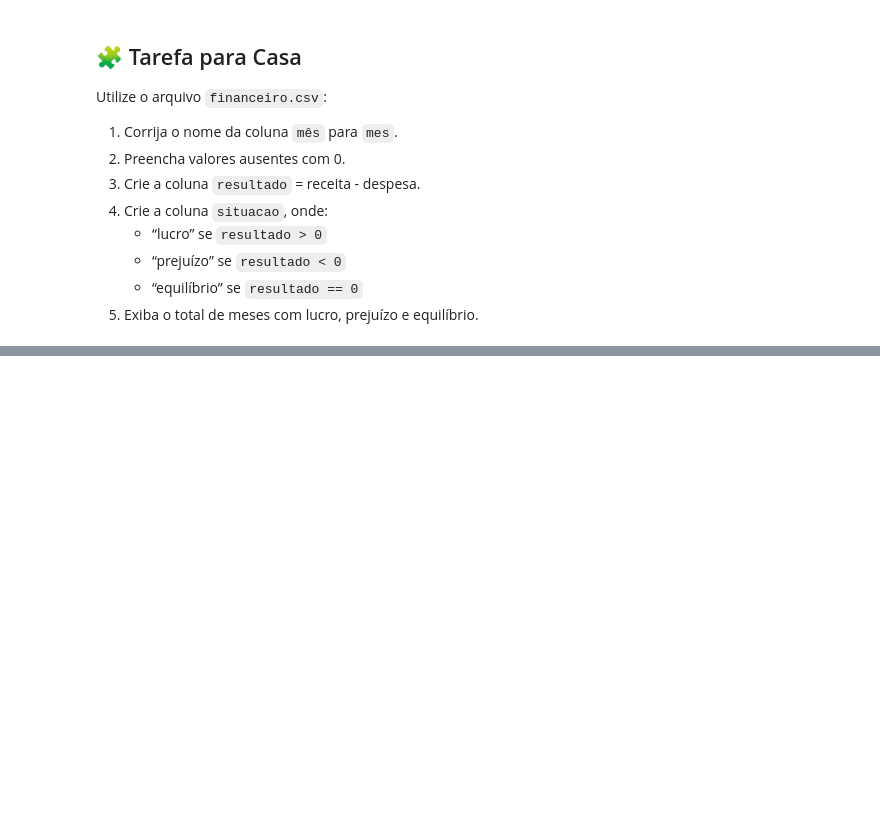
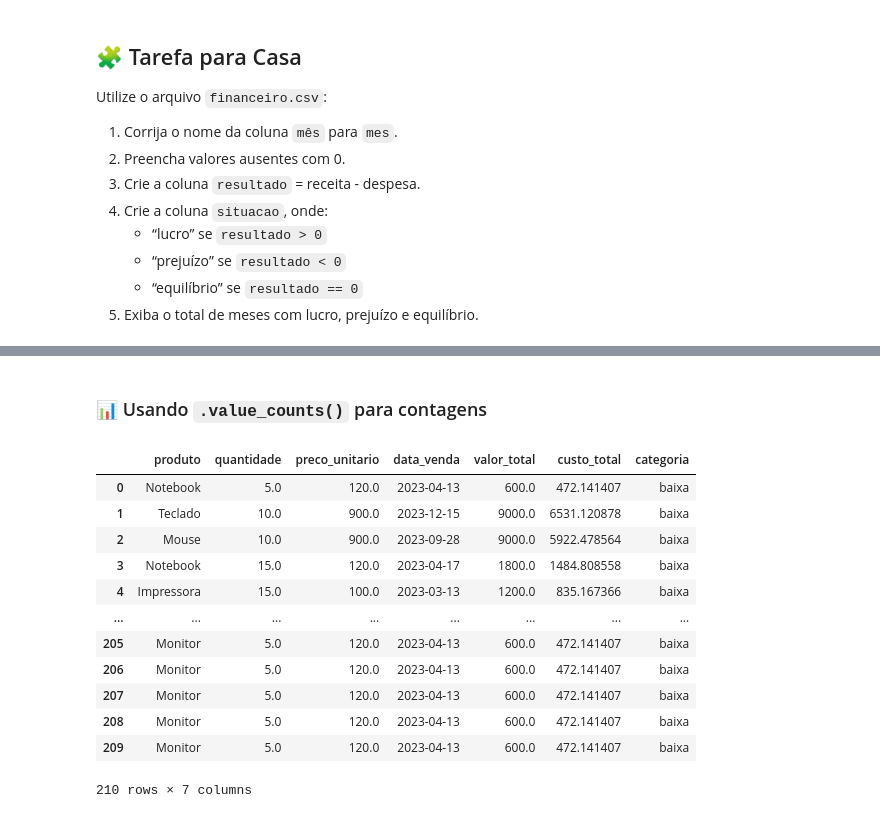
Before and after one commit to Alotrpyco/python-estatistica-e-negocios, a Jupyter notebook: 4.Leitura e Escrita de Arquivos/Aula_6_Atualizada_Python_Limpeza_Organizacao_Pandas_(1).ipynb, the cells around one changed output, grey strips where cells are left out. Drawn from its saved outputs; the diff is of its cells as text; code cells hidden in the pictures; blank space fills up the shorter version.

```diff
--- a/4.Leitura e Escrita de Arquivos/Aula_6_Python_Limpeza_Organizacao_Pandas.ipynb
+++ b/4.Leitura e Escrita de Arquivos/Aula_6_Atualizada_Python_Limpeza_Organizacao_Pandas_(1).ipynb
@@ -433,0 +567,6 @@ Utilize o arquivo `financeiro.csv`:
+# %%
+# Alterar o produto da primeira linha para 'Notebook'
+df.loc[0, "produto"] = "Notebook"
+# Alterar o preço unitario da quinta linha para 100
+df.loc[4, "preco_unitario"] = 100
+df.head()
@@ -433,0 +610,14 @@ Utilize o arquivo `financeiro.csv`:
+# %%
+# Criar nova coluna com classificação do valor_total
+
+def classificar(valor):
+    if valor >= 20000:
+        return "alta"
+    elif valor >= 10000:
+        return "média"
+    else:
+        return "baixa"
+# %%
+# Antes de aplicar, preencher valores ausentes com 0 para evitar erro
+valor_total_sem_nan = df["valor_total"].fillna(0)
+valor_total_sem_nan.head()
@@ -433,0 +632,3 @@ Utilize o arquivo `financeiro.csv`:
+# %%
+df["categoria"] = valor_total_sem_nan.apply(classificar)
+df[["valor_total", "categoria"]].head()
@@ -433,0 +642,18 @@ Utilize o arquivo `financeiro.csv`:
+# %% [markdown]
+### 📊 Usando `.value_counts()` para contagens
+# %%
+display(df)
+# %% [output]
+|  | produto | quantidade | preco_unitario | data_venda | valor_total | custo_total | categoria |
+| 0 | Notebook | 5.0 | 120.0 | 2023-04-13 | 600.0 | 472.141407 | baixa |
+| 1 | Teclado | 10.0 | 900.0 | 2023-12-15 | 9000.0 | 6531.120878 | baixa |
+| 2 | Mouse | 10.0 | 900.0 | 2023-09-28 | 9000.0 | 5922.478564 | baixa |
+| 3 | Notebook | 15.0 | 120.0 | 2023-04-17 | 1800.0 | 1484.808558 | baixa |
+| 4 | Impressora | 15.0 | 100.0 | 2023-03-13 | 1200.0 | 835.167366 | baixa |
+| ... | ... | ... | ... | ... | ... | ... | ... |
+| 205 | Monitor | 5.0 | 120.0 | 2023-04-13 | 600.0 | 472.141407 | baixa |
+| 206 | Monitor | 5.0 | 120.0 | 2023-04-13 | 600.0 | 472.141407 | baixa |
+| 207 | Monitor | 5.0 | 120.0 | 2023-04-13 | 600.0 | 472.141407 | baixa |
+| 208 | Monitor | 5.0 | 120.0 | 2023-04-13 | 600.0 | 472.141407 | baixa |
+| 209 | Monitor | 5.0 | 120.0 | 2023-04-13 | 600.0 | 472.141407 | baixa |
+210 rows × 7 columns
```
Also changed, not shown: parts of 25 cells of this notebook, 1 other file.
